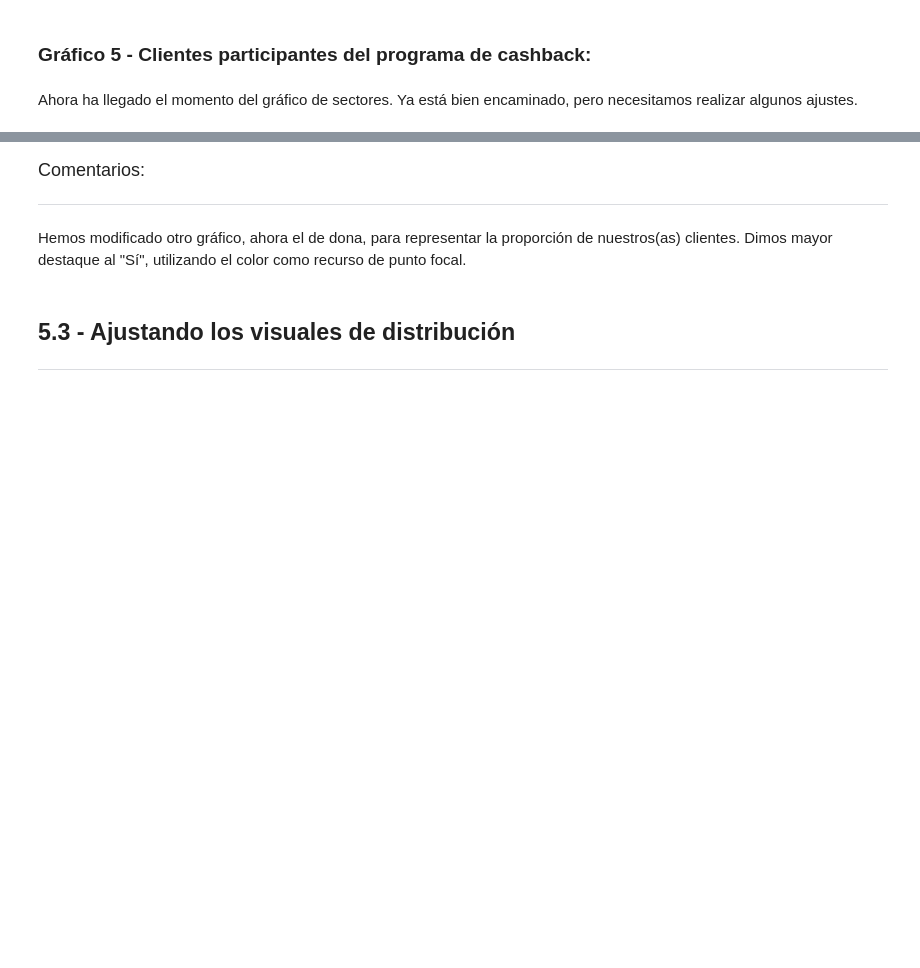
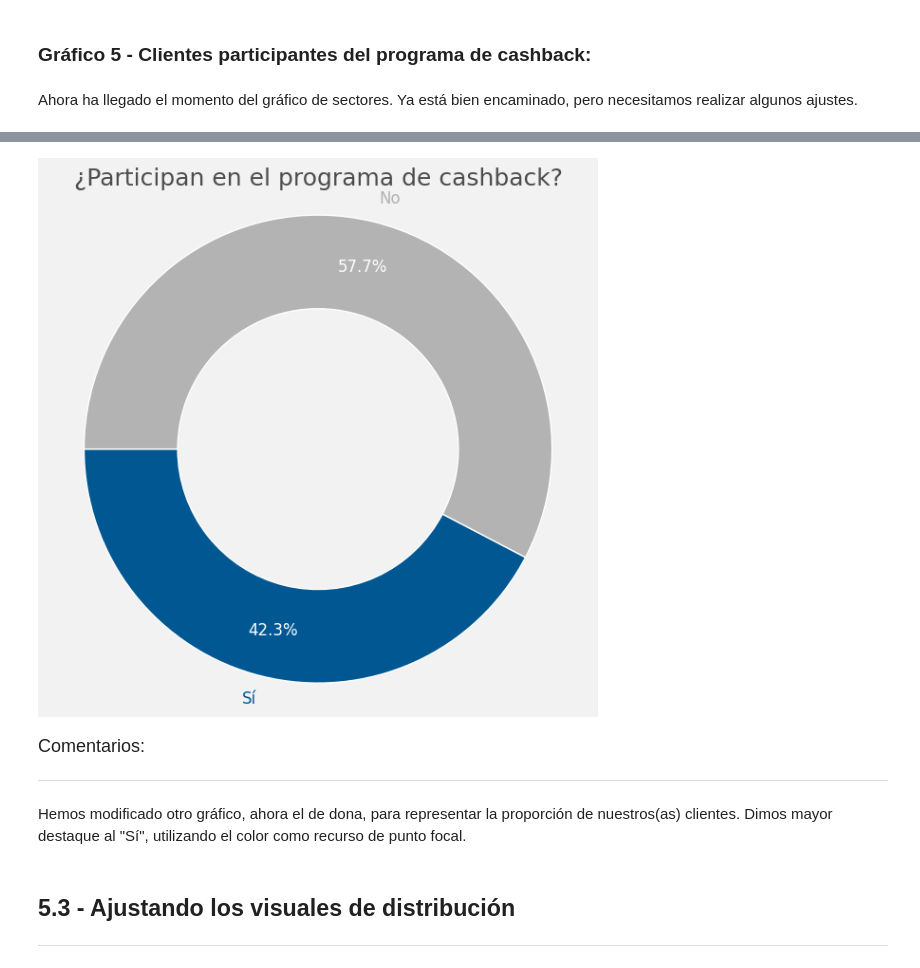
Before and after one commit to diego2003-her14/cursos-alura-ciencia-de-datos, a Jupyter notebook: IA_aplicada_a_ciencia_de_datos.ipynb, the cells around one changed output, grey strips where cells are left out. Drawn from its saved outputs; the diff is of its cells as text; code cells hidden in the pictures; blank space fills up the shorter version.

```diff
--- a/IA_aplicada_a_ciencia_de_datos.ipynb
+++ b/IA_aplicada_a_ciencia_de_datos.ipynb
@@ -1832,3 +1942,48 @@ Utiliza las bibliotecas de visualización de datos de Python para crear esta vis
+# %%
+def proporcion_cashback():
+   # Contar los valores de participación
+   participacion_cashback = df_completo['cashback'].value_counts()
+
+   # Ordenar índices para que siempre sea [‘Sí’, ‘No’]
+   participacion_cashback = participacion_cashback.reindex(['Sí', 'No'])
+
+   # Crear la figura
+   fig, ax = plt.subplots(figsize=(6, 6), facecolor=GRIS_1)
+
+   # Crear gráfico de dona refinado
+   wedges, texts, autotexts = ax.pie(
+    participacion_cashback,
+    labels=participacion_cashback.index,
+    colors=[AZUL_1, GRIS_3],
+    startangle=180,
+    wedgeprops={'width': 0.4},
+    autopct='%1.1f%%',
+    pctdistance=0.8
+    )
+
+   # Personalizar etiquetas (labels)
+   for text, color in zip(texts, [AZUL_1, GRIS_3]):
+    text.set_color(color)
+    text.set_fontsize(12)
+
+   # Personalizar porcentajes
+   for autotext in autotexts:
+    autotext.set_color(BLANCO)
+    autotext.set_fontsize(12)
+
+   # Título estilizado
+   ax.set_title('¿Participan en el programa de cashback?', fontsize=18, color=GRIS_5)
+
+   # Asegura que el gráfico sea un círculo perfecto
+   ax.axis('equal')
+
+   # Ajustar el diseño
+   plt.tight_layout()
+   return plt
+# %%
+proporcion_cashback().show()
+# %% [output]
+[figure, added]
 # %% [markdown]
 <font color="7b71ff" size=4> Comentarios: </font>
 
```
Also changed, not shown: parts of 24 cells of this notebook.
